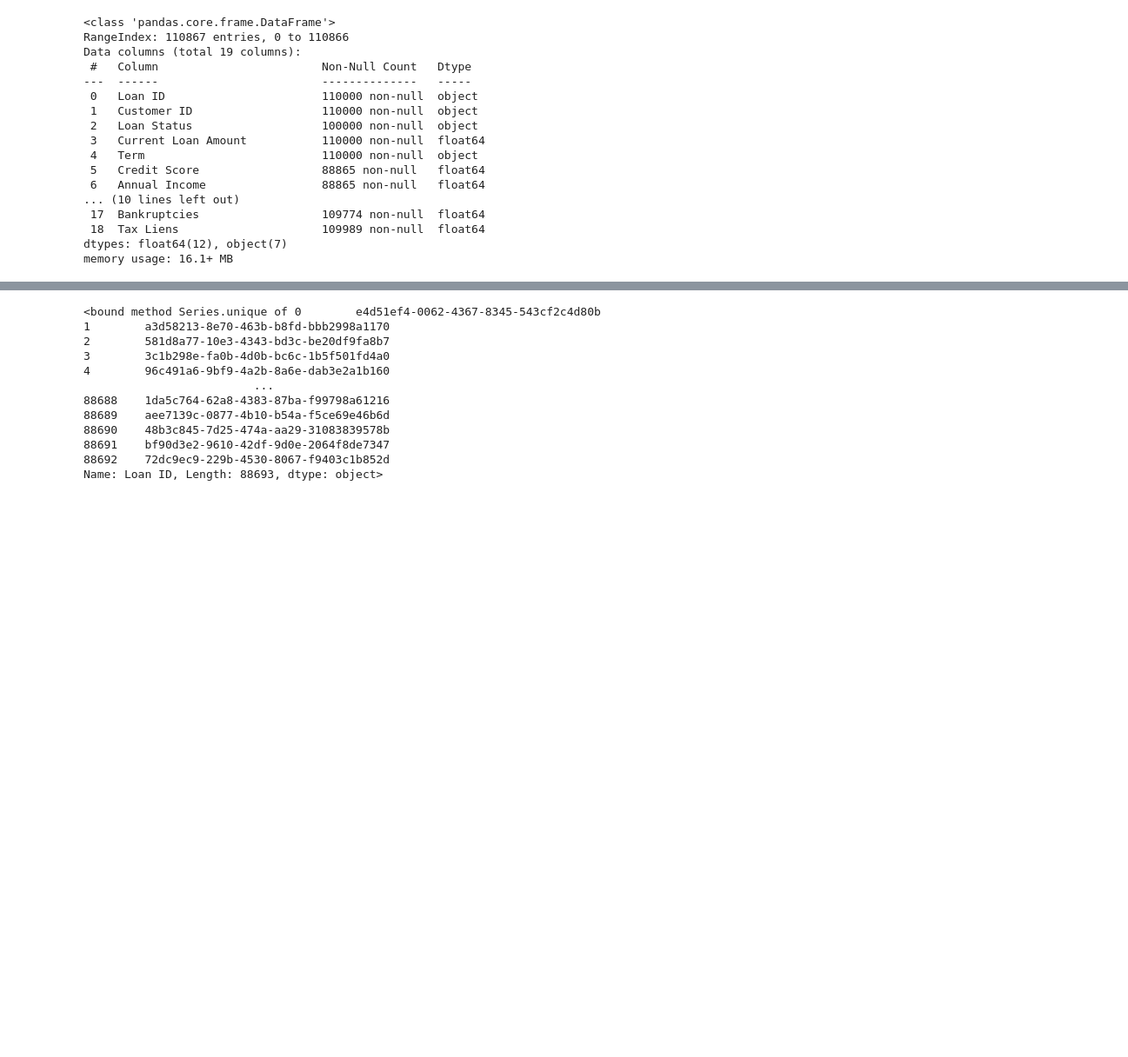
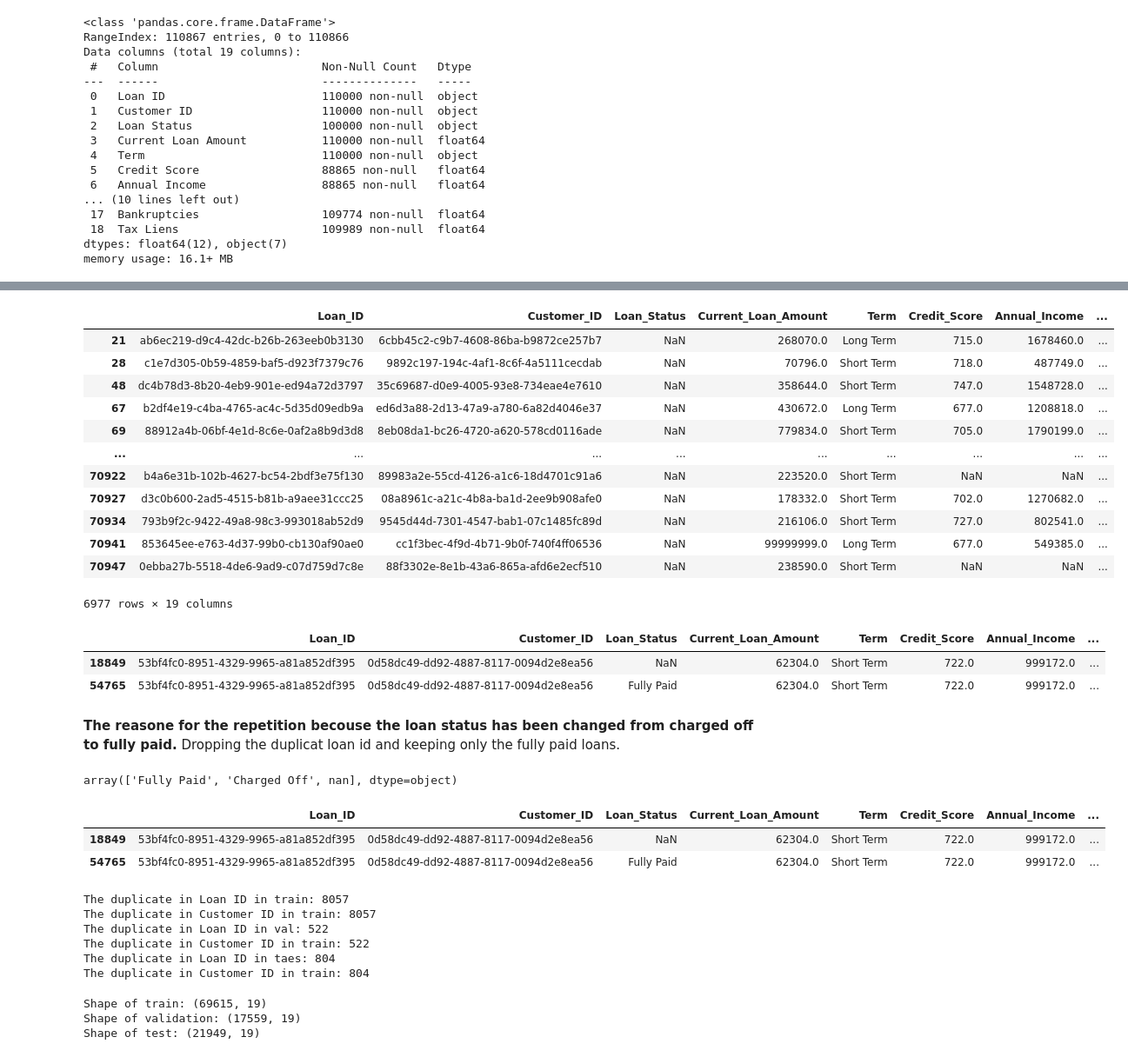
Before and after one commit to iamal95/Bank-Loan-classification, a Jupyter notebook: Code/Bank-Loan-classification.ipynb, the cells around one changed output, grey strips where cells are left out. Shown: that part at 87% size. Drawn from its saved outputs; the diff is of its cells as text; code cells hidden in the pictures; blank space fills up the shorter version.

```diff
--- a/Code/Bank-Loan-classification.ipynb
+++ b/Code/Bank-Loan-classification.ipynb
@@ -117,4 +147,0 @@ df_train.tail()
-# %%
-df_train=df_train.reset_index()
-# %%
-df_train=df_train.drop(['index'], axis=1)
@@ -210,15 +263,29 @@ dtype: int64
+# %%
+df_train[df_train['Loan_Status'].isna()]
+# %% [output]
+|  | Loan_ID | Customer_ID | Loan_Status | Current_Loan_Amount | Term | Credit_Score | Annual_Income | ... |
+| 21 | ab6ec219-d9c4-42dc-b26b-263eeb0b3130 | 6cbb45c2-c9b7-4608-86ba-b9872ce257b7 | NaN | 268070.0 | Long Term | 715.0 | 1678460.0 | ... |
+| 28 | c1e7d305-0b59-4859-baf5-d923f7379c76 | 9892c197-194c-4af1-8c6f-4a5111cecdab | NaN | 70796.0 | Short Term | 718.0 | 487749.0 | ... |
+| 48 | dc4b78d3-8b20-4eb9-901e-ed94a72d3797 | 35c69687-d0e9-4005-93e8-734eae4e7610 | NaN | 358644.0 | Short Term | 747.0 | 1548728.0 | ... |
+| 67 | b2df4e19-c4ba-4765-ac4c-5d35d09edb9a | ed6d3a88-2d13-47a9-a780-6a82d4046e37 | NaN | 430672.0 | Long Term | 677.0 | 1208818.0 | ... |
+| 69 | 88912a4b-06bf-4e1d-8c6e-0af2a8b9d3d8 | 8eb08da1-bc26-4720-a620-578cd0116ade | NaN | 779834.0 | Short Term | 705.0 | 1790199.0 | ... |
+| ... | ... | ... | ... | ... | ... | ... | ... | ... |
+| 70922 | b4a6e31b-102b-4627-bc54-2bdf3e75f130 | 89983a2e-55cd-4126-a1c6-18d4701c91a6 | NaN | 223520.0 | Short Term | NaN | NaN | ... |
+| 70927 | d3c0b600-2ad5-4515-b81b-a9aee31ccc25 | 08a8961c-a21c-4b8a-ba1d-2ee9b908afe0 | NaN | 178332.0 | Short Term | 702.0 | 1270682.0 | ... |
+| 70934 | 793b9f2c-9422-49a8-98c3-993018ab52d9 | 9545d44d-7301-4547-bab1-07c1485fc89d | NaN | 216106.0 | Short Term | 727.0 | 802541.0 | ... |
+| 70941 | 853645ee-e763-4d37-99b0-cb130af90ae0 | cc1f3bec-4f9d-4b71-9b0f-740f4ff06536 | NaN | 99999999.0 | Long Term | 677.0 | 549385.0 | ... |
+| 70947 | 0ebba27b-5518-4de6-9ad9-c07d759d7c8e | 88f3302e-8e1b-43a6-865a-afd6e2ecf510 | NaN | 238590.0 | Short Term | NaN | NaN | ... |
+6977 rows × 19 columns
+# %%
+df_train[df_train['Loan_ID'] == '53bf4fc0-8951-4329-9965-a81a852df395']
+# %% [output]
+|  | Loan_ID | Customer_ID | Loan_Status | Current_Loan_Amount | Term | Credit_Score | Annual_Income | ... |
+| 18849 | 53bf4fc0-8951-4329-9965-a81a852df395 | 0d58dc49-dd92-4887-8117-0094d2e8ea56 | NaN | 62304.0 | Short Term | 722.0 | 999172.0 | ... |
+| 54765 | 53bf4fc0-8951-4329-9965-a81a852df395 | 0d58dc49-dd92-4887-8117-0094d2e8ea56 | Fully Paid | 62304.0 | Short Term | 722.0 | 999172.0 | ... |
+# %% [markdown]
+**The reasone for the repetition becouse the loan status has been changed from charged off to fully paid.**
+Dropping the duplicat loan id and keeping only the fully paid loans.
 # %%
-df_train['Loan ID'].unique
+df_train['Loan_Status'].unique()
 # %% [output]
-<bound method Series.unique of 0        e4d51ef4-0062-4367-8345-543cf2c4d80b
-1        a3d58213-8e70-463b-b8fd-bbb2998a1170
-2        581d8a77-10e3-4343-bd3c-be20df9fa8b7
-3        3c1b298e-fa0b-4d0b-bc6c-1b5f501fd4a0
-4        96c491a6-9bf9-4a2b-8a6e-dab3e2a1b160
-                         ...
-88688    1da5c764-62a8-4383-87ba-f99798a61216
-88689    aee7139c-0877-4b10-b54a-f5ce69e46b6d
-88690    48b3c845-7d25-474a-aa29-31083839578b
-88691    bf90d3e2-9610-42df-9d0e-2064f8de7347
-88692    72dc9ec9-229b-4530-8067-f9403c1b852d
-Name: Loan ID, Length: 88693, dtype: object>
+array(['Fully Paid', 'Charged Off', nan], dtype=object)
@@ -228,0 +302,22 @@ df_train=df_train.drop_duplicates(keep=False)
+# %%
+df_train[df_train['Loan_ID'] == '53bf4fc0-8951-4329-9965-a81a852df395']
+# %% [output]
+|  | Loan_ID | Customer_ID | Loan_Status | Current_Loan_Amount | Term | Credit_Score | Annual_Income | ... |
+| 18849 | 53bf4fc0-8951-4329-9965-a81a852df395 | 0d58dc49-dd92-4887-8117-0094d2e8ea56 | NaN | 62304.0 | Short Term | 722.0 | 999172.0 | ... |
+| 54765 | 53bf4fc0-8951-4329-9965-a81a852df395 | 0d58dc49-dd92-4887-8117-0094d2e8ea56 | Fully Paid | 62304.0 | Short Term | 722.0 | 999172.0 | ... |
+# %%
+print(f'The duplicate in Loan ID in train:',df_train.Loan_ID.duplicated().sum())
+print(f'The duplicate in Customer ID in train:',df_train.Customer_ID.duplicated().sum())
+
+print(f'The duplicate in Loan ID in val:',df_val.Loan_ID.duplicated().sum())
+print(f'The duplicate in Customer ID in train:',df_val.Customer_ID.duplicated().sum())
+
+print(f'The duplicate in Loan ID in taes:',df_test.Loan_ID.duplicated().sum())
+print(f'The duplicate in Customer ID in train:',df_test.Customer_ID.duplicated().sum())
+# %% [output]
+The duplicate in Loan ID in train: 8057
+The duplicate in Customer ID in train: 8057
+The duplicate in Loan ID in val: 522
+The duplicate in Customer ID in train: 522
+The duplicate in Loan ID in taes: 804
+The duplicate in Customer ID in train: 804
@@ -228,0 +338,8 @@ df_train=df_train.drop_duplicates(keep=False)
+# %%
+print(f'Shape of train:', df_train.shape)
+print(f'Shape of validation:', df_val.shape)
+print(f'Shape of test:', df_test.shape)
+# %% [output]
+Shape of train: (69615, 19)
+Shape of validation: (17559, 19)
+Shape of test: (21949, 19)
```
Also changed, not shown: parts of 62 cells of this notebook.
